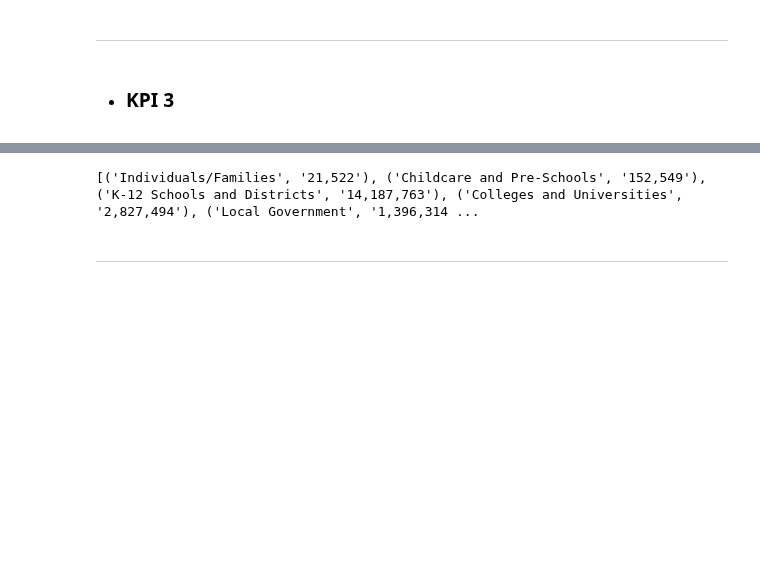
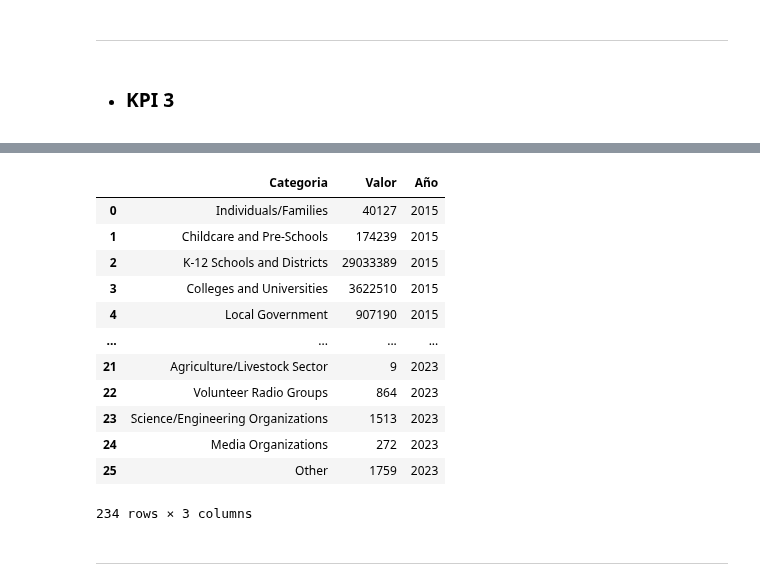
Before and after one commit to ReneRamosTrvn/alertas_sismicas, a Jupyter notebook: ETL.ipynb, the cells around one changed output, grey strips where cells are left out. Cells and saved outputs as stored; diff of their text form; code cells hidden in the pictures; blank space fills up the shorter version.

```diff
--- a/ETL.ipynb
+++ b/ETL.ipynb
@@ -647,20 +657,19 @@ print(categories)
-# %%
-rows = categories
-# expresión regular para extraer la categoría y el valor numérico de una fila
-pattern = re.compile(r'<tr><td align="left">(.*?)</td><td align="right" style="font-size:14px;">(.*?)</td></tr>')
-
-# iterar sobre cada fila y extraer la categoría y el valor numérico
-lista = []
-for row in rows:
-    match = pattern.search(row)
-    if match:
-        category = match.group(1)
-        value = match.group(2)
-        lista.append((category, value))
-
-print(lista)
-# %% [output]
-[('Individuals/Families', '21,522'), ('Childcare and Pre-Schools', '152,549'), ('K-12 Schools and Districts', '14,187,763'), ('Colleges and Universities', '2,827,494'), ('Local Government', '1,396,314 ...
+# %%
+df_simulacros
+# %% [output]
+|  | Categoria | Valor | Año |
+| 0 | Individuals/Families | 40127 | 2015 |
+| 1 | Childcare and Pre-Schools | 174239 | 2015 |
+| 2 | K-12 Schools and Districts | 29033389 | 2015 |
+| 3 | Colleges and Universities | 3622510 | 2015 |
+| 4 | Local Government | 907190 | 2015 |
+| ... | ... | ... | ... |
+| 21 | Agriculture/Livestock Sector | 9 | 2023 |
+| 22 | Volunteer Radio Groups | 864 | 2023 |
+| 23 | Science/Engineering Organizations | 1513 | 2023 |
+| 24 | Media Organizations | 272 | 2023 |
+| 25 | Other | 1759 | 2023 |
+234 rows × 3 columns
 # %% [markdown]
 ---
 # %% [markdown]
```
Also changed, not shown: parts of 1 cell of this notebook.
